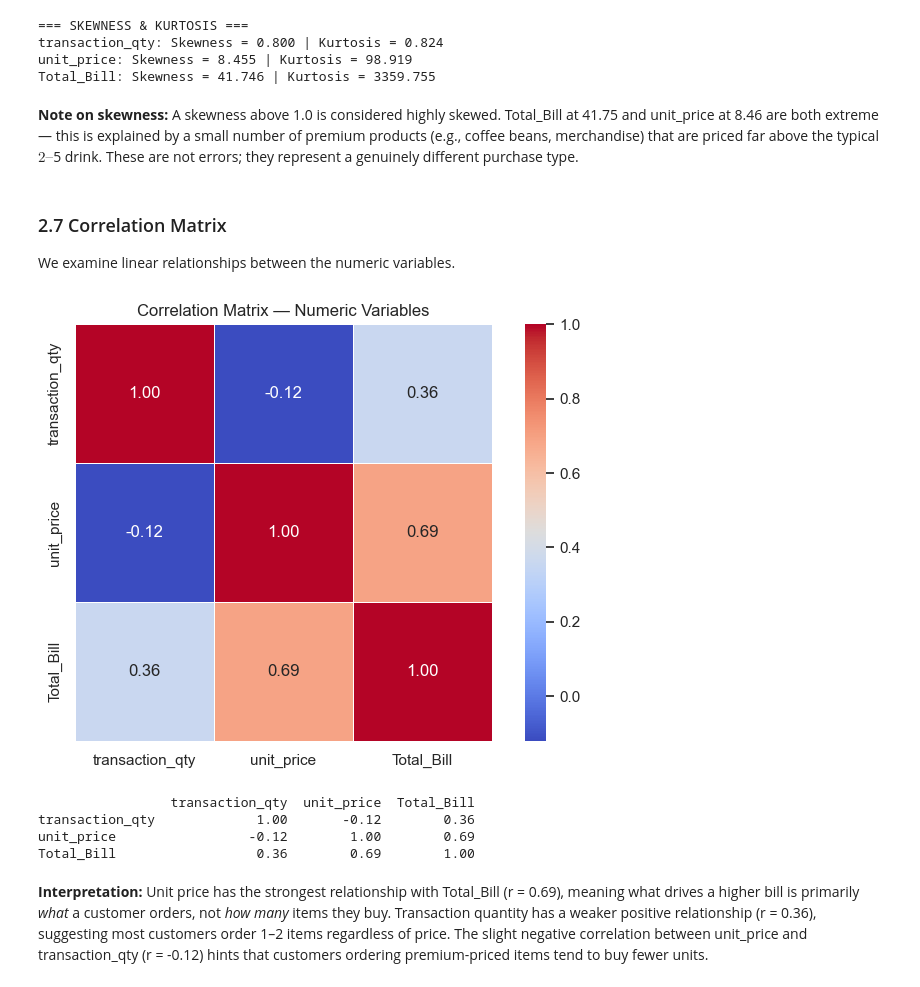
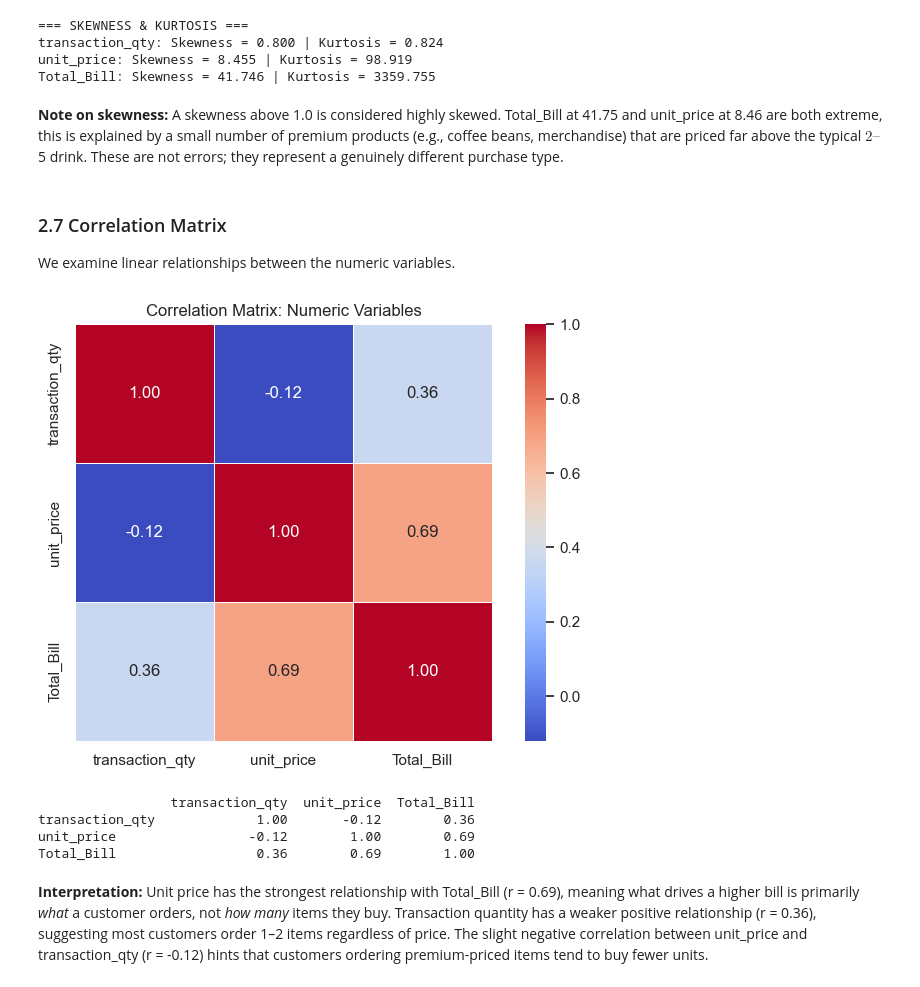
Before and after one commit to Matthieu-Blue-Montecillo/Business-Analytics-Final-Project, a Jupyter notebook: eda/myenv/src/Coffee.ipynb, the cells around one changed output. Saved outputs shown, nothing was run; the diff lists cells and outputs as text; code cells hidden in the pictures.

```diff
--- a/eda/myenv/src/Coffee.ipynb
+++ b/eda/myenv/src/Coffee.ipynb
@@ -239,23 +239,23 @@ transaction_qty: Skewness = 0.800 | Kurtosis = 0.824
 unit_price: Skewness = 8.455 | Kurtosis = 98.919
 Total_Bill: Skewness = 41.746 | Kurtosis = 3359.755
 # %% [markdown]
-**Note on skewness:** A skewness above 1.0 is considered highly skewed. Total_Bill at 41.75 and unit_price at 8.46 are both extreme — this is explained by a small number of premium products (e.g., coffee beans, merchandise) that are priced far above the typical $2–$5 drink. These are not errors; they represent a genuinely different purchase type.
+**Note on skewness:** A skewness above 1.0 is considered highly skewed. Total_Bill at 41.75 and unit_price at 8.46 are both extreme, this is explained by a small number of premium products (e.g., coffee beans, merchandise) that are priced far above the typical $2–$5 drink. These are not errors; they represent a genuinely different purchase type.
 # %% [markdown]
 ### 2.7 Correlation Matrix
 We examine linear relationships between the numeric variables.
 # %%
 corr_matrix = df[numeric_cols].corr().round(2)
 
 plt.figure(figsize=(7, 5))
 sns.heatmap(corr_matrix, annot=True, cmap='coolwarm', fmt='.2f',
             linewidths=0.5, square=True)
-plt.title('Correlation Matrix — Numeric Variables')
+plt.title('Correlation Matrix: Numeric Variables')
 plt.tight_layout()
 plt.show()
 
 print(corr_matrix)
 # %% [output]
-[figure, old version]
+[figure, new version]
                  transaction_qty  unit_price  Total_Bill
 transaction_qty             1.00       -0.12        0.36
 unit_price                 -0.12        1.00        0.69
```
Also changed, not shown: parts of 75 cells of this notebook.
